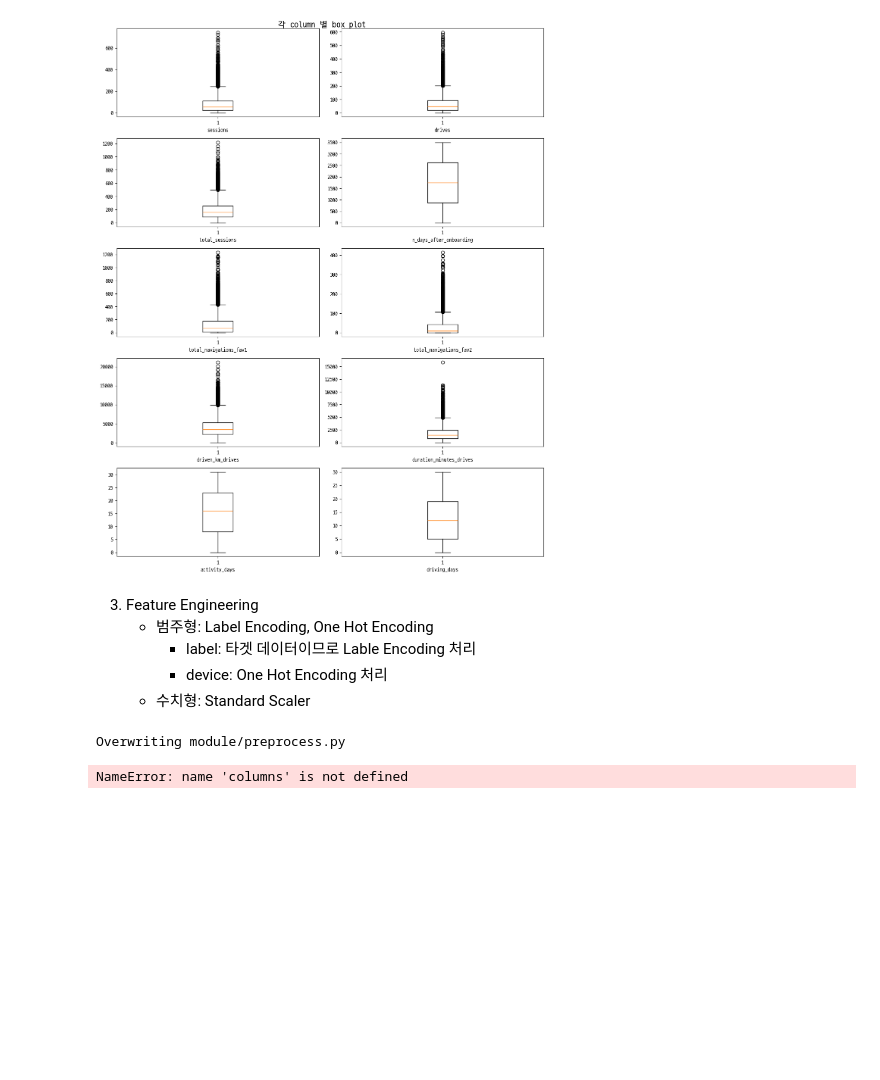
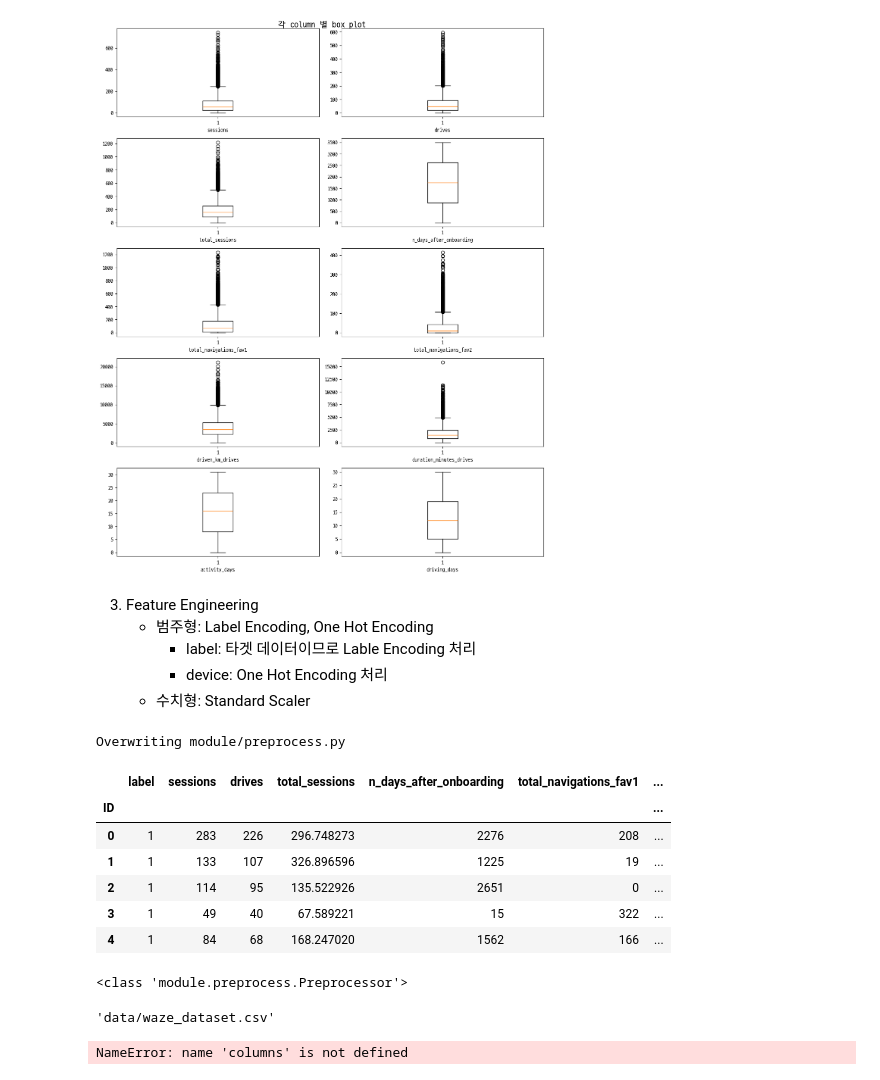
Before and after one commit to SKNETWORKS-FAMILY-AICAMP/SKN06-2nd-6Team, a Jupyter notebook: preprocess.ipynb, the cells around one changed output. Cells and saved outputs as stored; diff of their text form; code cells hidden in the pictures; blank space fills up the shorter version.

Commit message:
전처리기 저장

```diff
--- a/preprocess.ipynb
+++ b/preprocess.ipynb
@@ -272,20 +272,33 @@ from sklearn.preprocessing import LabelEncoder, StandardScaler
 import pandas as pd
 
 class Preprocessor:
-    def __init__(self, data):
-        self.data = data
-
+    def __init__(self, data_path):
+        self.data_path = data_path
     def preprocess(self):
+        data = pd.read_csv(self.data_path, index_col=0)
         # 결측치 삭제
-        self.data.dropna(inplace=True)
+        data.dropna(inplace=True)
         # label encoding
         l_encoder = LabelEncoder()
-        self.data["label"] = l_encoder.fit_transform(self.data["label"])
+        if "label" in data.columns:
+            data["label"] = l_encoder.fit_transform(data["label"])
         # one hot encoding
-        self.data = pd.get_dummies(self.data, columns=["device"])
-        return self.data
+        data = pd.get_dummies(data, columns=["device"])
+        return data
 # %% [output]
 Overwriting module/preprocess.py
 # %%
 # preprocess
-data = Preprocessor(data).preprocess()
+prep = Preprocessor("data/waze_dataset.csv")
+# %%
+data = prep.preprocess()
+# %%
+data.head()
+# %% [output]
+|  | label | sessions | drives | total_sessions | n_days_after_onboarding | total_navigations_fav1 | ... |
+| ID |  |  |  |  |  |  | ... |
+| 0 | 1 | 283 | 226 | 296.748273 | 2276 | 208 | ... |
+| 1 | 1 | 133 | 107 | 326.896596 | 1225 | 19 | ... |
+| 2 | 1 | 114 | 95 | 135.522926 | 2651 | 0 | ... |
+| 3 | 1 | 49 | 40 | 67.589221 | 15 | 322 | ... |
+| 4 | 1 | 84 | 68 | 168.247020 | 1562 | 166 | ... |
@@ -292,3 +312,12 @@ data = Preprocessor(data).preprocess()
+# %%
+# 전처리기 load 및 재현
+with open(save_path, "rb") as fi:
+    preprocessor = pickle.load(fi)
+print(type(preprocessor))
+preprocessor.data_path
+# %% [output]
+<class 'module.preprocess.Preprocessor'>
+'data/waze_dataset.csv'
 # %%
 # save propresed data
 data.to_csv("data/preprocessed.csv")
```
Also changed, not shown: parts of 1 cell of this notebook, 2 other files.
